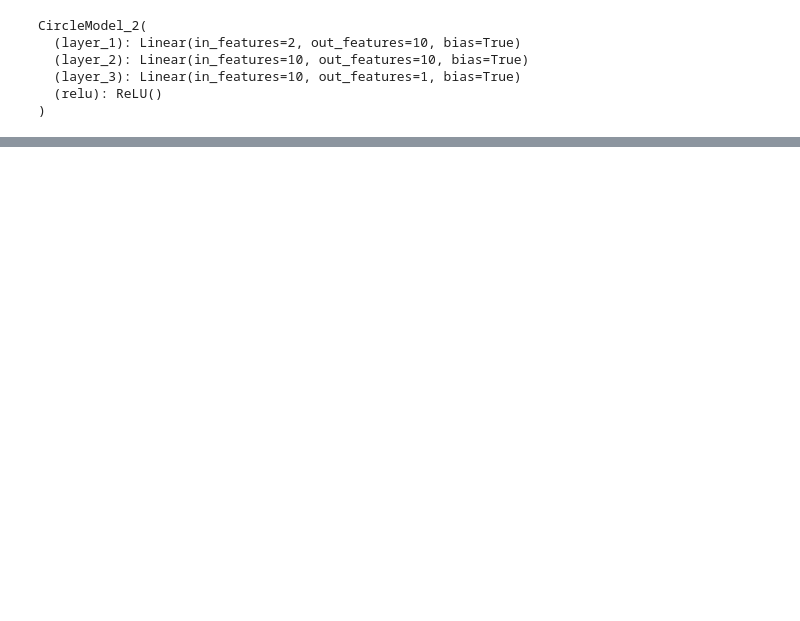
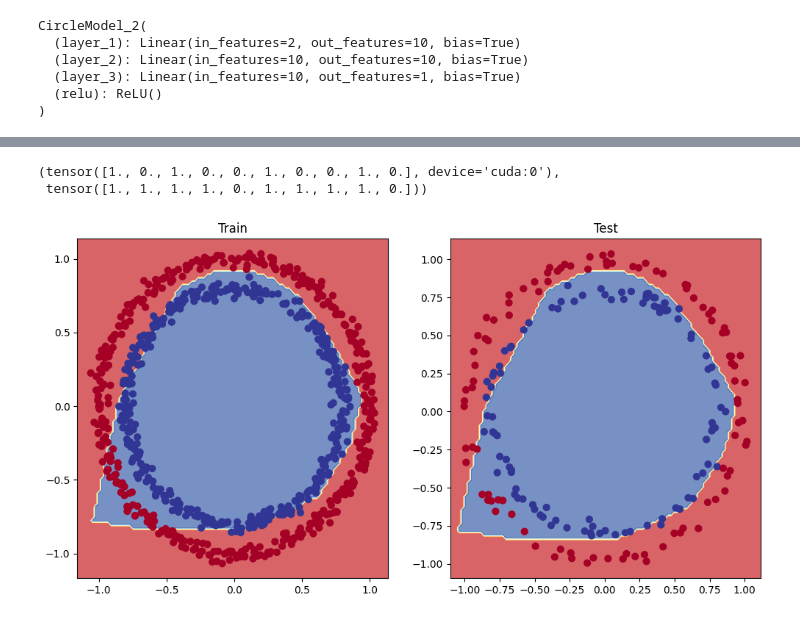
Before and after one commit to Leon-web-net/Machine_Learining, a Jupyter notebook: NeuralNetworkClassification.ipynb, the cells around one changed output, grey strips where cells are left out. Drawn from its saved outputs; the diff is of its cells as text; code cells hidden in the pictures; blank space fills up the shorter version.

```diff
--- a/NeuralNetworkClassification.ipynb
+++ b/NeuralNetworkClassification.ipynb
@@ -564,0 +567,3 @@ X[:5,:2],y[:5]
+# %%
+device = "cuda" if torch.cuda.is_available() else "cpu"
+device
@@ -678,0 +686,22 @@ Epoch: 900 | Loss: 0.02869, Acc: 99.88 | Test loss: 0.05018, Test acc: 100.00%
+# %%
+## Evaluate a model trained with non-linear activation functions
+
+model_2.eval()
+with torch.inference_mode():
+  y_preds = torch.round(torch.sigmoid(model_2(X_test))).squeeze()
+
+y_preds[:10], y[:10]
+# %% [output]
+(tensor([1., 0., 1., 0., 0., 1., 0., 0., 1., 0.], device='cuda:0'),
+ tensor([1., 1., 1., 1., 0., 1., 1., 1., 1., 0.]))
+# %%
+# Plot decision boundaries
+plt.figure(figsize=(12,6))
+plt.subplot(1,2,1)
+plt.title("Train")
+plot_decision_boundary(model_2, X_train, y_train)
+plt.subplot(1,2,2)
+plt.title("Test")
+plot_decision_boundary(model_2, X_test, y_test)
+# %% [output]
+[figure, added]
```
Also changed, not shown: parts of 59 cells of this notebook.
